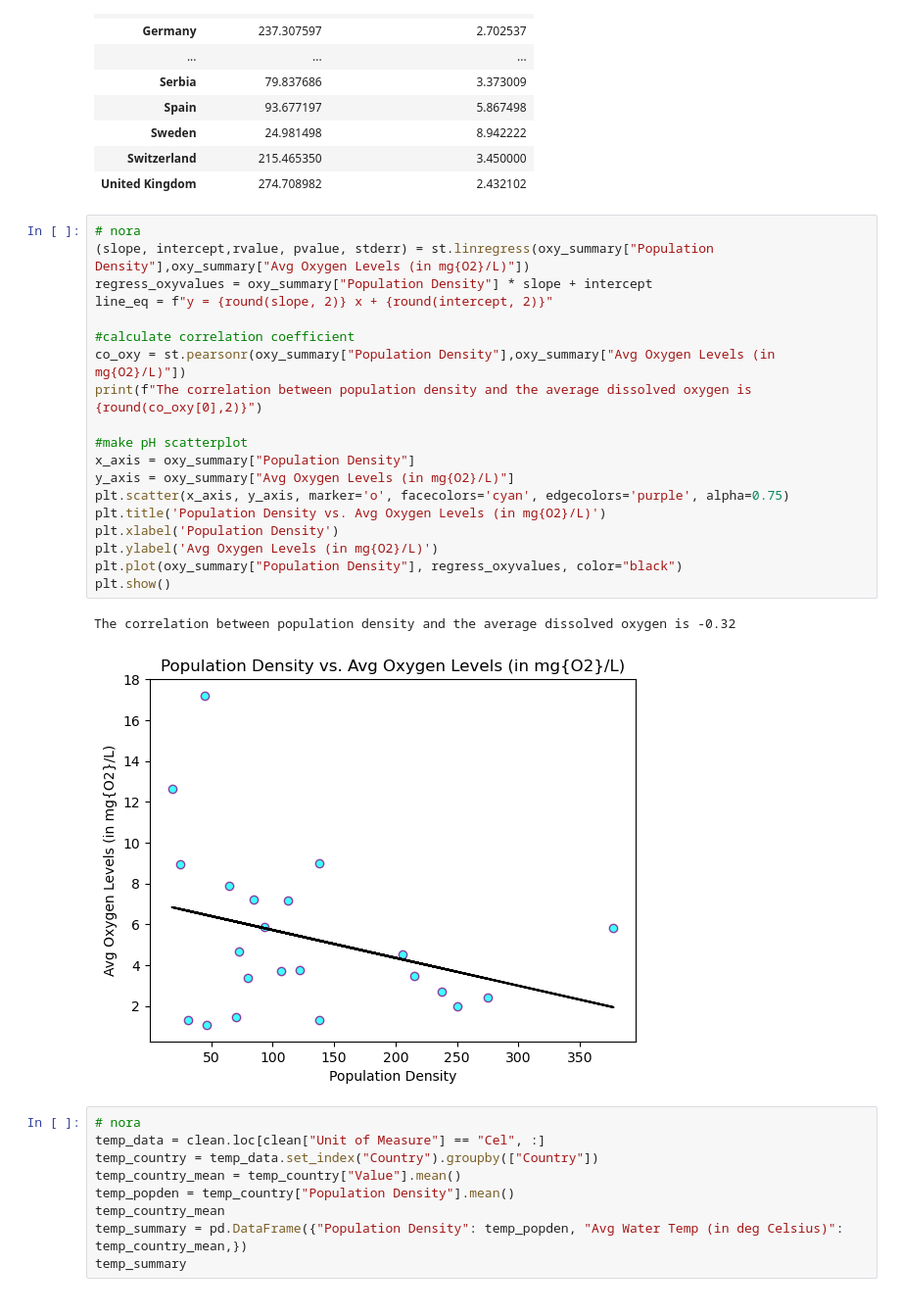
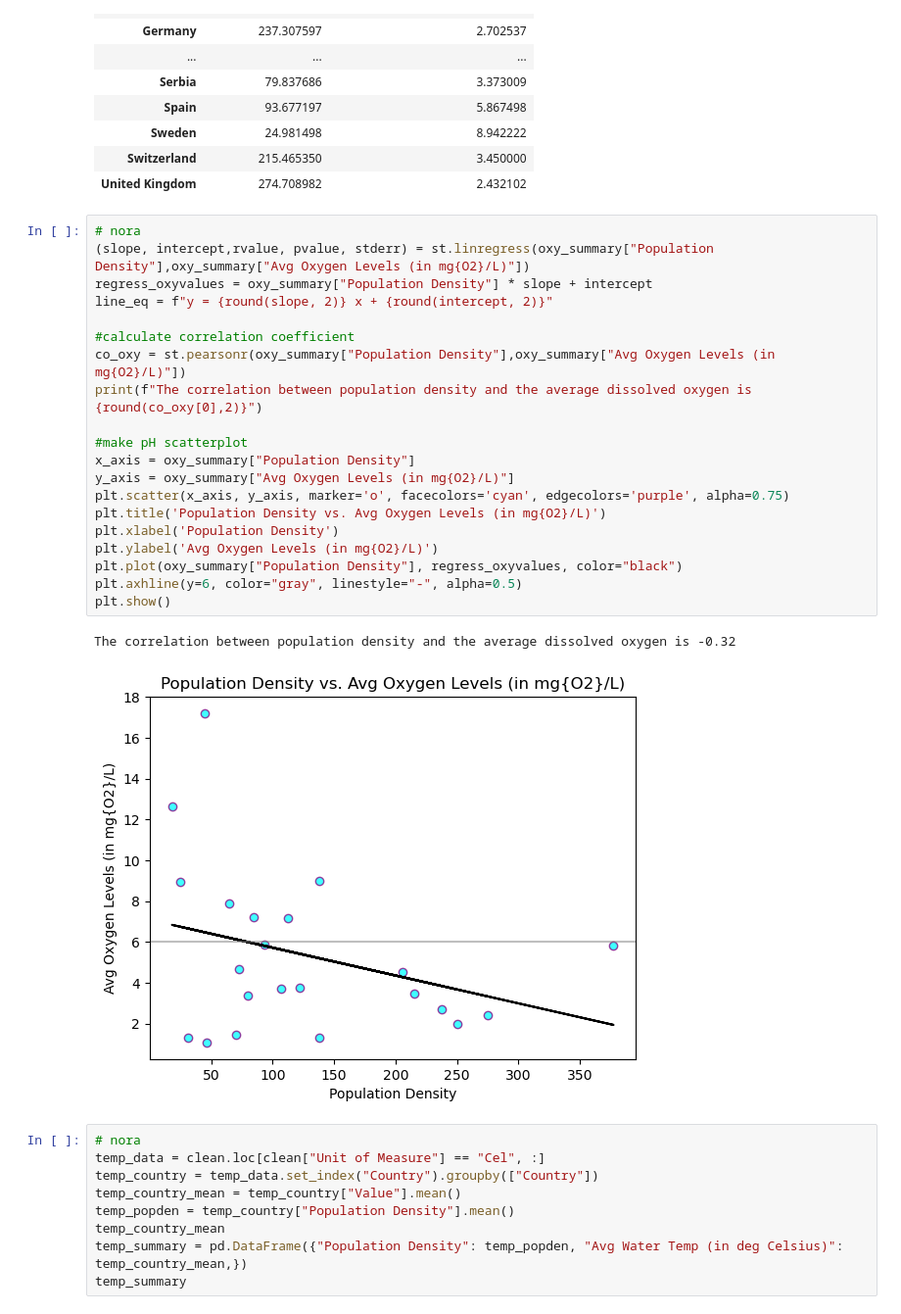
Before and after one commit to zhou0366/UMN_BootCamp_Project1_Group2, a Jupyter notebook: analysis.ipynb, the cells around one changed output. Shown at 98% size. Cells and saved outputs as stored; diff of their text form.

```diff
--- a/analysis.ipynb
+++ b/analysis.ipynb
@@ -88,25 +99,26 @@ oxy_summary
 # %%
 # nora
 (slope, intercept,rvalue, pvalue, stderr) = st.linregress(oxy_summary["Population Density"],oxy_summary["Avg Oxygen Levels (in mg{O2}/L)"])
 regress_oxyvalues = oxy_summary["Population Density"] * slope + intercept
 line_eq = f"y = {round(slope, 2)} x + {round(intercept, 2)}"
 
 #calculate correlation coefficient
 co_oxy = st.pearsonr(oxy_summary["Population Density"],oxy_summary["Avg Oxygen Levels (in mg{O2}/L)"])
 print(f"The correlation between population density and the average dissolved oxygen is {round(co_oxy[0],2)}")
 
 #make pH scatterplot
 x_axis = oxy_summary["Population Density"]
 y_axis = oxy_summary["Avg Oxygen Levels (in mg{O2}/L)"]
 plt.scatter(x_axis, y_axis, marker='o', facecolors='cyan', edgecolors='purple', alpha=0.75)
 plt.title('Population Density vs. Avg Oxygen Levels (in mg{O2}/L)')
 plt.xlabel('Population Density')
 plt.ylabel('Avg Oxygen Levels (in mg{O2}/L)')
 plt.plot(oxy_summary["Population Density"], regress_oxyvalues, color="black")
+plt.axhline(y=6, color="gray", linestyle="-", alpha=0.5)
 plt.show()
 # %% [output]
 The correlation between population density and the average dissolved oxygen is -0.32
-[figure, old version]
+[figure, new version]
 # %%
 # nora
 temp_data = clean.loc[clean["Unit of Measure"] == "Cel", :]
```
Also changed, not shown: parts of 2 cells of this notebook.
